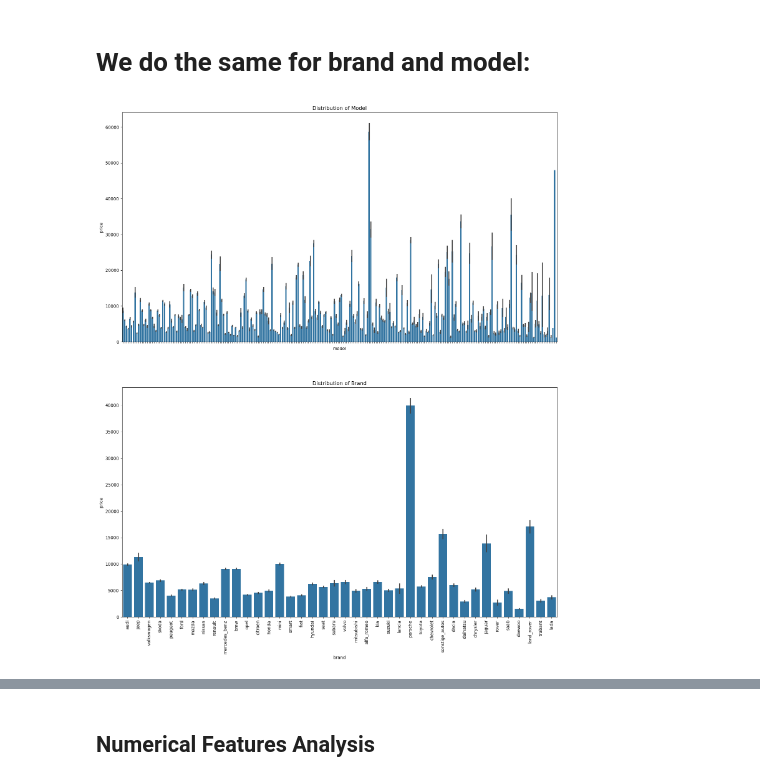
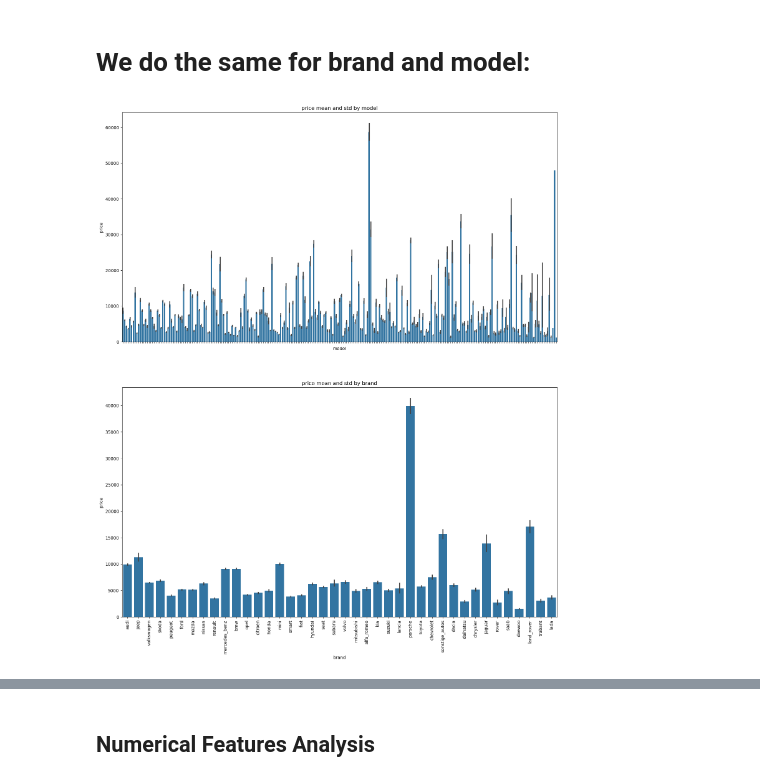
Before and after one commit to hadjoullis/epl448, a Jupyter notebook: demo.ipynb, the cells around one changed output, grey strips where cells are left out. Drawn from its saved outputs; the diff is of its cells as text; code cells hidden in the pictures.

```diff
--- a/demo.ipynb
+++ b/demo.ipynb
@@ -556,16 +556,16 @@ for feature in categorical_features:
 # %%
 # model brand
 nrows, ncols = 2, 1
 fig, axs = plt.subplots(nrows, ncols, figsize=(18,21))
 
 # Plot model distribution
 sns.barplot(y='price', x='model', data=df, ax=axs[0])
-axs[0].set_title("Distribution of Model")
+axs[0].set_title("price mean and std by model")
 axs[0].tick_params(axis='x', rotation=90)
 axs[0].set_xticklabels([])
 
 sns.barplot(y='price', x='brand', data=df, ax=axs[1])
-axs[1].set_title("Distribution of Brand")
+axs[1].set_title("price mean and std by brand")
 axs[1].tick_params(axis='x', rotation=90)
 # %% [output]
-[figure, old version]
+[figure, new version]
```
Also changed, not shown: parts of 8 cells of this notebook.
